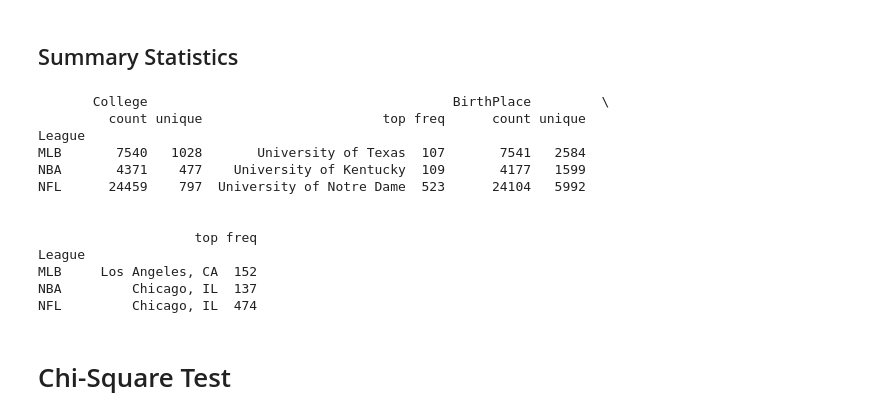
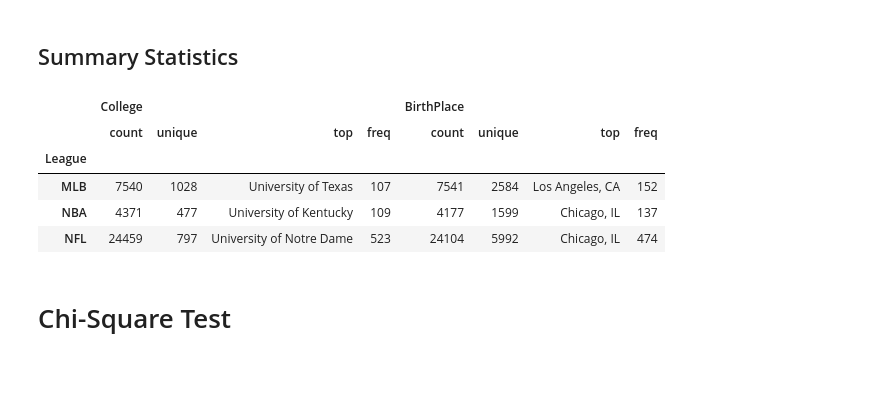
Before and after one commit to bradymonks/NWMSU-Capstone-Project, a Jupyter notebook: EDA.ipynb, the cells around one changed output. Cells and saved outputs as stored; diff of their text form; code cells hidden in the pictures; blank space fills up the shorter version.

```diff
--- a/EDA.ipynb
+++ b/EDA.ipynb
@@ -388,28 +381,21 @@ Columns (8,12,13) have mixed types. Specify dtype option on import or set low_me
 # %%
 import pandas as pd
 
 # Load the dataset
 df = pd.read_csv("AthleteDatabase.csv")
 
 # Group the data by league and compute summary statistics for selected columns
 summary = df.groupby("League")[["College", "BirthPlace"]].describe()
 
 # Print the summary statistics for each league
-print(summary)
+summary.head()
 # %% [output]
-       College                                       BirthPlace         \
-         count unique                       top freq      count unique
-League
-MLB       7540   1028       University of Texas  107       7541   2584
-NBA       4371    477    University of Kentucky  109       4177   1599
-NFL      24459    797  University of Notre Dame  523      24104   5992
-
-
-                    top freq
-League
-MLB     Los Angeles, CA  152
-NBA         Chicago, IL  137
-NFL         Chicago, IL  474
+|  | College |  |  |  | BirthPlace |  |  |  |
+|  | count | unique | top | freq | count | unique | top | freq |
+| League |  |  |  |  |  |  |  |  |
+| MLB | 7540 | 1028 | University of Texas | 107 | 7541 | 2584 | Los Angeles, CA | 152 |
+| NBA | 4371 | 477 | University of Kentucky | 109 | 4177 | 1599 | Chicago, IL | 137 |
+| NFL | 24459 | 797 | University of Notre Dame | 523 | 24104 | 5992 | Chicago, IL | 474 |
 # %% [markdown]
 # Chi-Square Test
 # %%
```
Also changed, not shown: parts of 4 cells of this notebook, 13 other files.
